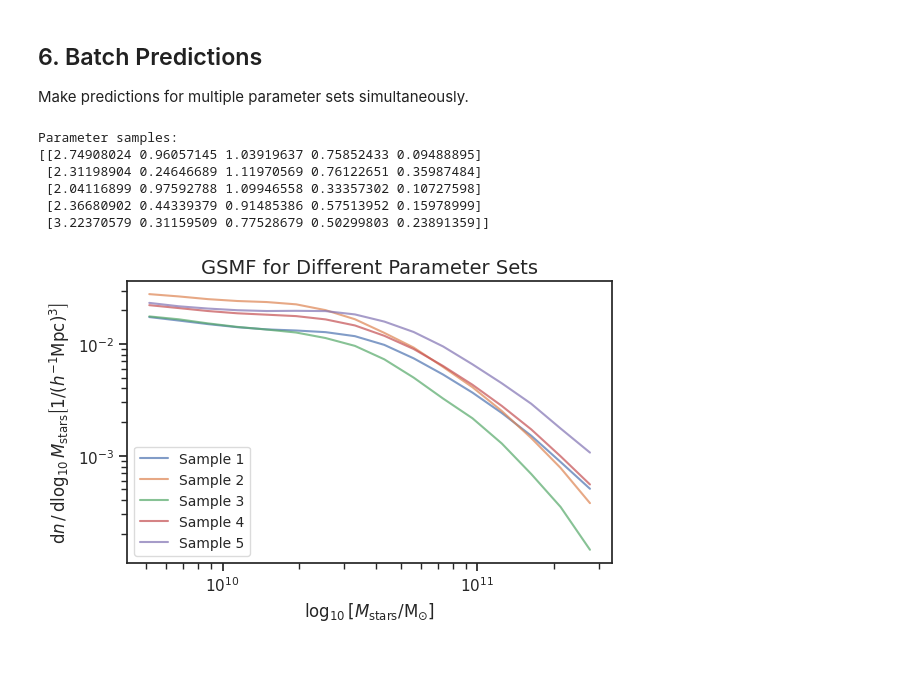
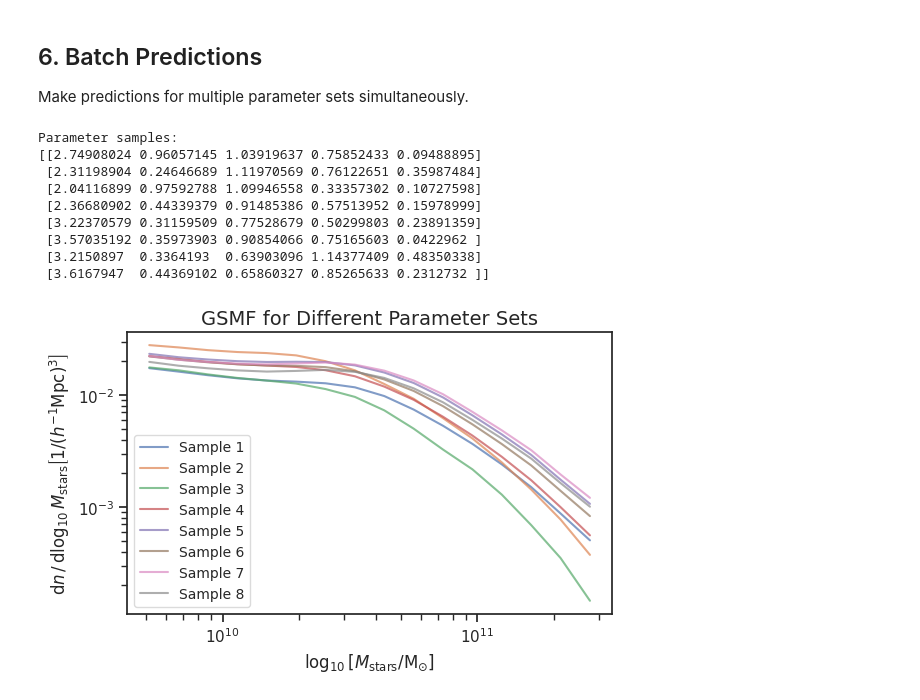
Before and after one commit to nesar/subgrid_emu, a Jupyter notebook: examples/basic_usage.ipynb, the cells around one changed output. Cells and saved outputs as stored; diff of their text form; code cells hidden in the pictures; blank space fills up the shorter version.

```diff
--- a/examples/basic_usage.ipynb
+++ b/examples/basic_usage.ipynb
@@ -253,7 +253,7 @@ emu = load_emulator('GSMF')
 
 # Create random parameter samples
 np.random.seed(42)
-n_samples = 5
+n_samples = 8
 params_batch = np.random.uniform(
     low=[2.0, 0.2, 0.6, 0.1, 0.02],
     high=[4.0, 1.0, 1.2, 1.2, 0.5],
@@ -261,32 +261,35 @@ params_batch = np.random.uniform(
 )
 
 print("Parameter samples:")
 print(params_batch)
 print()
 
 # Make predictions
 x_grid, _ = get_x_grid('GSMF')
 plot_info = get_plot_info('GSMF')
 
 fig, ax = plt.subplots(figsize=(6, 4))
 
 for i, params in enumerate(params_batch):
     mean, _ = emu.predict(params)
     ax.plot(x_grid, mean, lw=1.5, alpha=0.7, label=f'Sample {i+1}')
 
 ax.set_xscale(plot_info['xscale'])
 ax.set_yscale(plot_info['yscale'])
 ax.set_xlabel(plot_info['xlabel'], fontsize=12)
 ax.set_ylabel(plot_info['ylabel'], fontsize=12)
 ax.set_title('GSMF for Different Parameter Sets', fontsize=14)
 ax.legend(fontsize=10, frameon=True, framealpha=0.7)
 plt.tight_layout()
 plt.show()
 # %% [output]
 Parameter samples:
 [[2.74908024 0.96057145 1.03919637 0.75852433 0.09488895]
  [2.31198904 0.24646689 1.11970569 0.76122651 0.35987484]
  [2.04116899 0.97592788 1.09946558 0.33357302 0.10727598]
  [2.36680902 0.44339379 0.91485386 0.57513952 0.15978999]
- [3.22370579 0.31159509 0.77528679 0.50299803 0.23891359]]
+ [3.22370579 0.31159509 0.77528679 0.50299803 0.23891359]
+ [3.57035192 0.35973903 0.90854066 0.75165603 0.0422962 ]
+ [3.2150897  0.3364193  0.63903096 1.14377409 0.48350338]
+ [3.6167947  0.44369102 0.65860327 0.85265633 0.2312732 ]]
-[figure, old version]
+[figure, new version]
```
